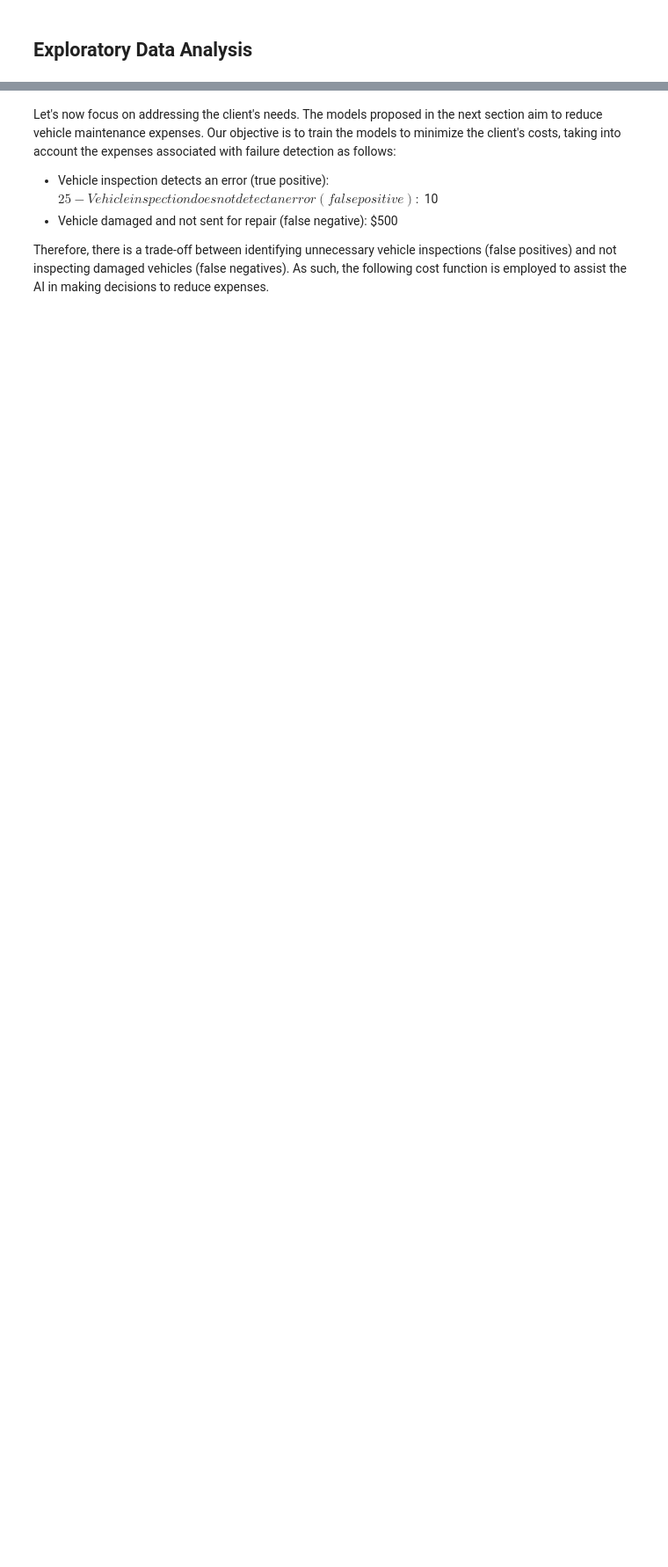
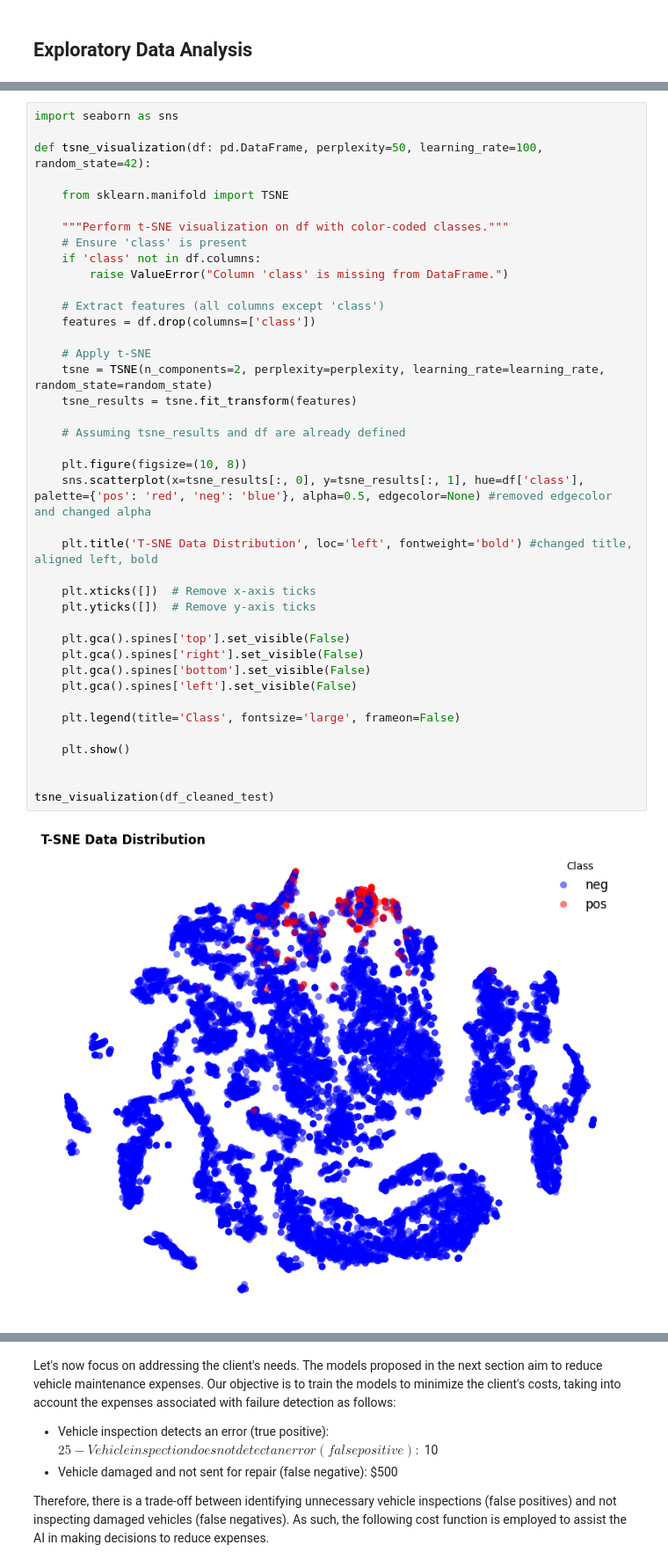
Before and after one commit to VilarMMS/SteadyWheels-, a Jupyter notebook: Project_notebook.ipynb, the cells around one changed output, grey strips where cells are left out. Shown at 88% size. Drawn from its saved outputs; the diff is of its cells as text; blank space fills up the shorter version.

```diff
--- a/Project_notebook.ipynb
+++ b/Project_notebook.ipynb
@@ -700,0 +243,42 @@ Test set: 1.67%
+# %%
+import seaborn as sns
+
+def tsne_visualization(df: pd.DataFrame, perplexity=50, learning_rate=100, random_state=42):
+
+    from sklearn.manifold import TSNE
+
+    """Perform t-SNE visualization on df with color-coded classes."""
+    # Ensure 'class' is present
+    if 'class' not in df.columns:
+        raise ValueError("Column 'class' is missing from DataFrame.")
+
+    # Extract features (all columns except 'class')
+    features = df.drop(columns=['class'])
+
+    # Apply t-SNE
+    tsne = TSNE(n_components=2, perplexity=perplexity, learning_rate=learning_rate, random_state=random_state)
+    tsne_results = tsne.fit_transform(features)
+
+    # Assuming tsne_results and df are already defined
+
+    plt.figure(figsize=(10, 8))
+    sns.scatterplot(x=tsne_results[:, 0], y=tsne_results[:, 1], hue=df['class'], palette={'pos': 'red', 'neg': 'blue'}, alpha=0.5, edgecolor=None) #removed edgecolor and changed alpha
+
+    plt.title('T-SNE Data Distribution', loc='left', fontweight='bold') #changed title, aligned left, bold
+
+    plt.xticks([])  # Remove x-axis ticks
+    plt.yticks([])  # Remove y-axis ticks
+
+    plt.gca().spines['top'].set_visible(False)
+    plt.gca().spines['right'].set_visible(False)
+    plt.gca().spines['bottom'].set_visible(False)
+    plt.gca().spines['left'].set_visible(False)
+
+    plt.legend(title='Class', fontsize='large', frameon=False)
+
+    plt.show()
+
+
+tsne_visualization(df_cleaned_test)
+# %% [output]
+[figure, added]
```
Also changed, not shown: parts of 78 cells of this notebook, 5 other files.
